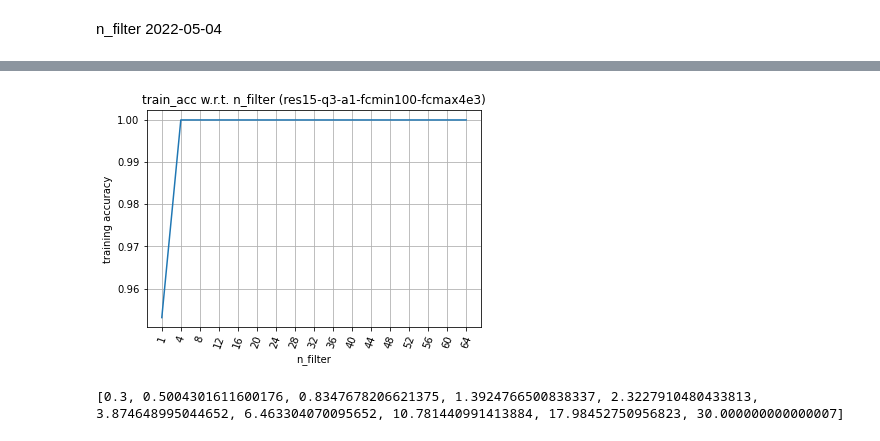
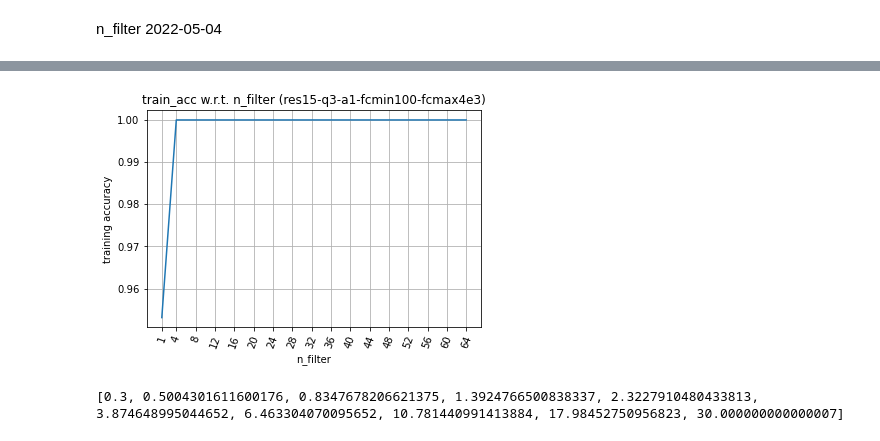
Before and after one commit to xs2445/KeywordSpotting, a Jupyter notebook: show_result.ipynb, the cells around one changed output, grey strips where cells are left out. Drawn from its saved outputs; the diff is of its cells as text; code cells hidden in the pictures.

```diff
--- a/show_result.ipynb
+++ b/show_result.ipynb
@@ -78,15 +84,15 @@ print([np.max(x) for x in val_acc_list])
 [0.7282072368421053, 0.9313322368421053, 0.9416118421052632, 0.967516447368421, 0.9601151315789473, 0.9613486842105263, 0.969983552631579, 0.9576480263157895, 0.9580592105263158, 0.9588815789473685, 0 ...
 # %%
 plt.figure()
-plt.plot([np.max(x) for x in train_acc_list])
+plt.plot(dataset_list, [np.max(x) for x in train_acc_list])
 plt.title('train_acc w.r.t. n_filter (res15-q3-a1-fcmin100-fcmax4e3)')
 plt.xlabel('n_filter')
 plt.ylabel('training accuracy')
-plt.xticks(range(len(dataset_list)), dataset_list, rotation=70)
+plt.xticks(dataset_list, dataset_list, rotation=70)
 plt.grid()
 plt.show()
 # %% [output]
-[figure, old version]
+[figure, new version]
 # %%
 num = 10
 log_x = [0.3*np.power(30/0.3,1/(num-1))**i for i in range(num)]
```
Also changed, not shown: parts of 3 cells of this notebook, 2 other files.
